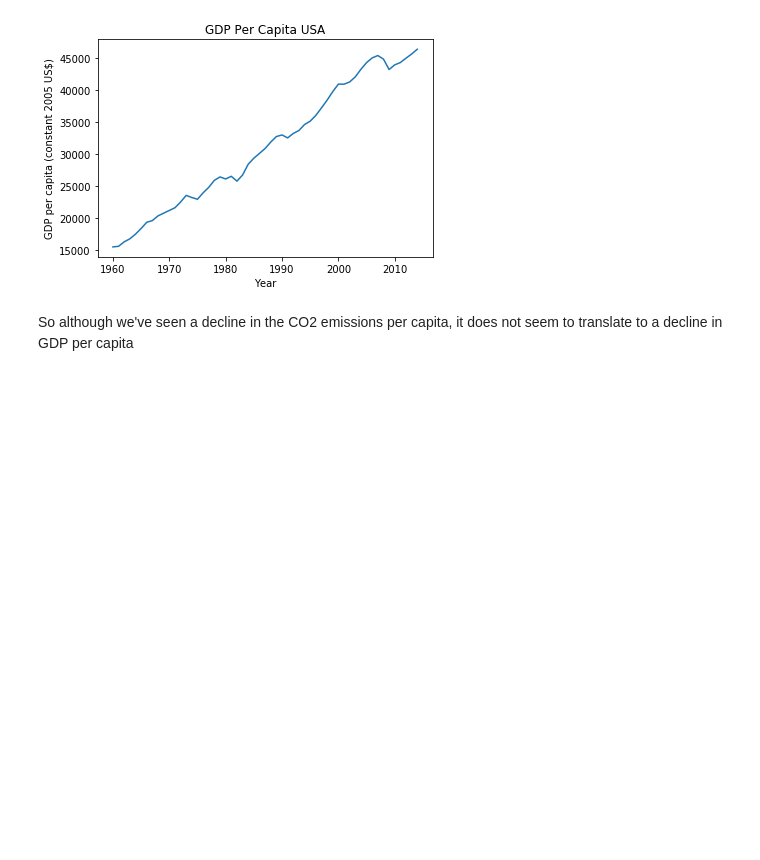
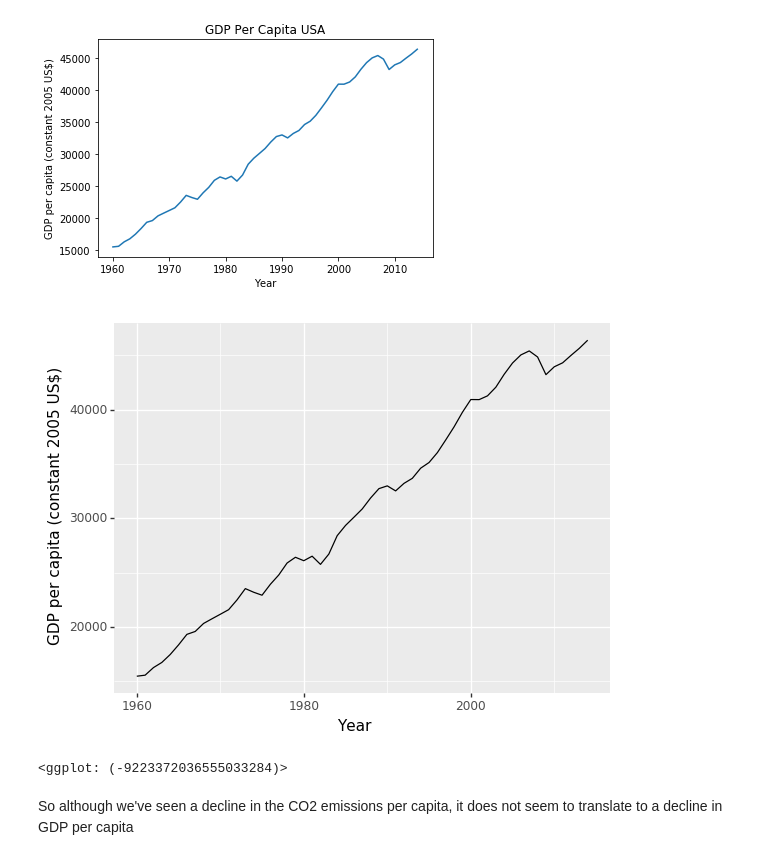
Before and after one commit to ingonader/python-for-data-science-edx, a Jupyter notebook: week-05-visualization/05a_Matplotlib_Notebook.ipynb, the cells around one changed output. Saved outputs shown, nothing was run; the diff lists cells and outputs as text; code cells hidden in the pictures; blank space fills up the shorter version.

```diff
--- a/week-05-visualization/05a_Matplotlib_Notebook.ipynb
+++ b/week-05-visualization/05a_Matplotlib_Notebook.ipynb
@@ -382,6 +439,14 @@ plt.title('GDP Per Capita USA')
 plt.show()
 # %% [output]
 [figure]
+# %%
+## same using plotnin's ggplot:
+ggplot(gdp_stage, aes(y = 'Value', x = 'Year')) + \
+  labs(y = gdp_stage.loc[:, 'IndicatorName'].values[0]) + \
+  geom_line()
+# %% [output]
+[figure, added]
+<ggplot: (-9223372036555033284)>
 # %% [markdown]
 So although we've seen a decline in the CO2 emissions per capita, it does not seem to translate to a decline in GDP per capita
 # %% [markdown]
```
Also changed, not shown: parts of 9 cells of this notebook.
